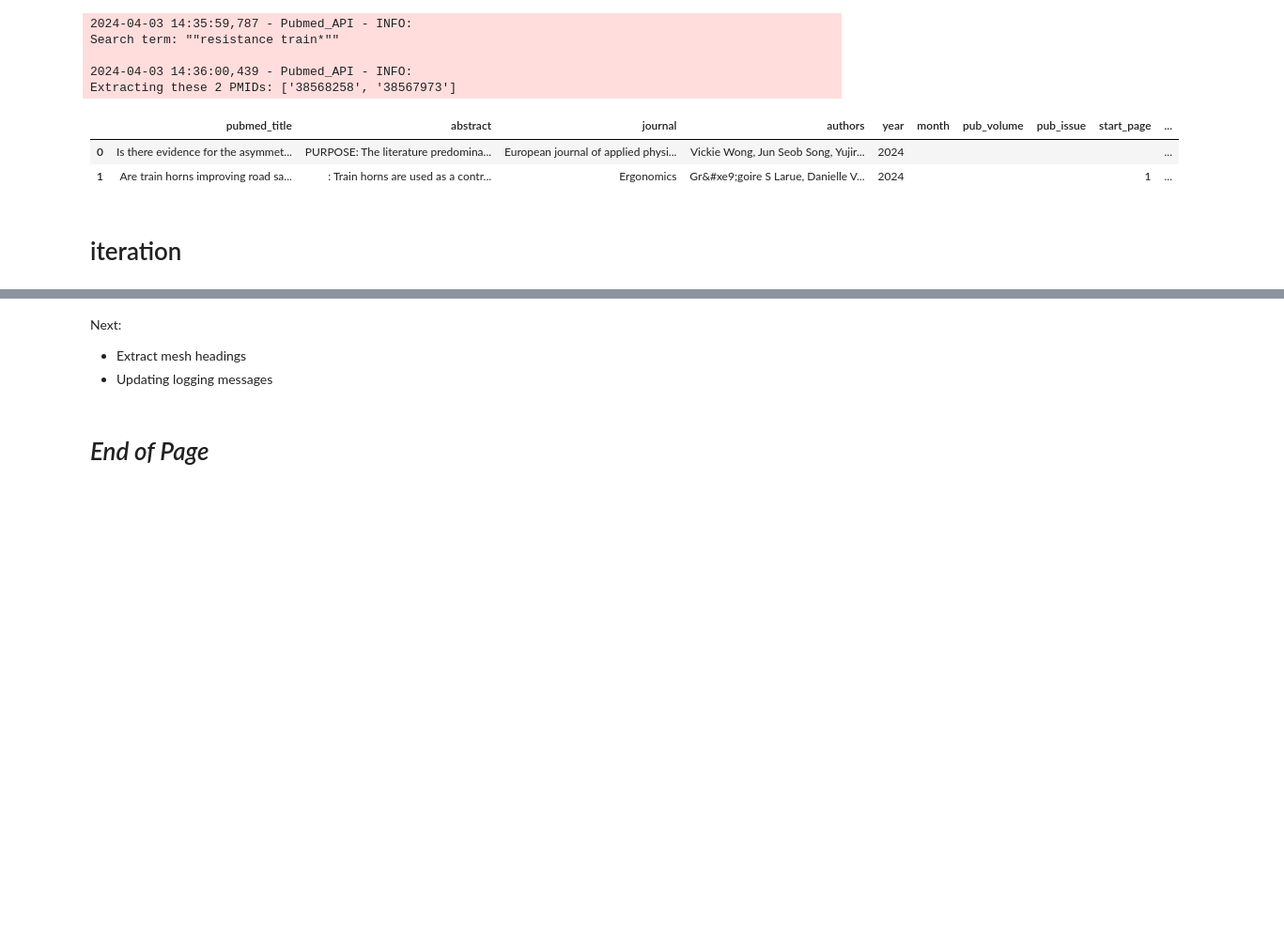
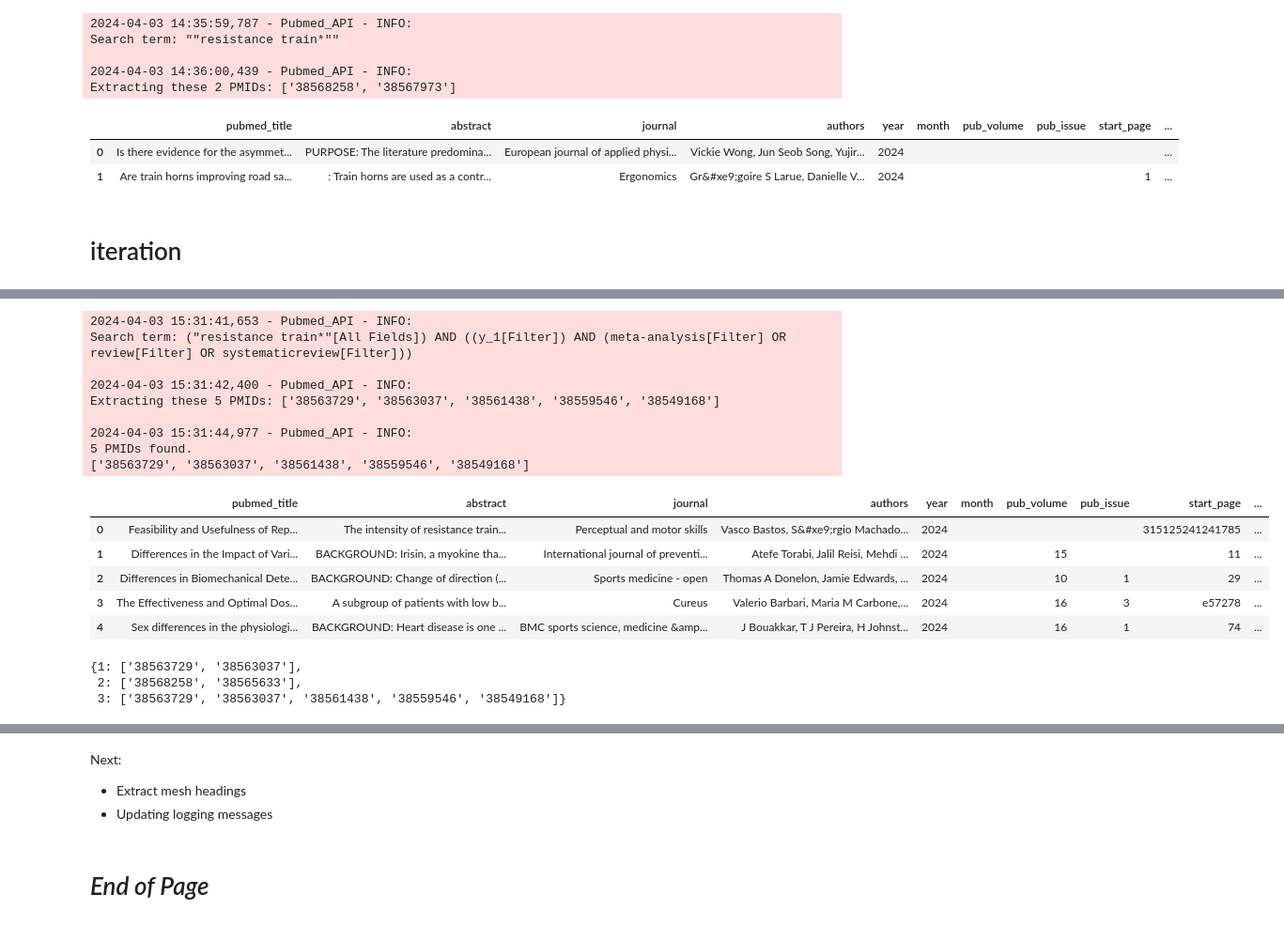
Before and after one commit to silvhua/pubmed-search, a Jupyter notebook: notebooks/2024-04-03 pubmed api.ipynb, the cells around one changed output, grey strips where cells are left out. Shown: that part at 94% size. Drawn from its saved outputs; the diff is of its cells as text; code cells hidden in the pictures; blank space fills up the shorter version.

Commit message:
allow for only PMIDs to be returned

```diff
--- a/notebooks/2024-04-03 pubmed api.ipynb
+++ b/notebooks/2024-04-03 pubmed api.ipynb
@@ -543,7 +549,7 @@ class Pubmed_API:
         self.record_strings_dict = {}
 
     def search_article(self, query, query_tag=None, publication=None, reldate=None, retmax=None,
-        systematic_only=False, review_only=False, verbose=False, additional_search_params=None
+        systematic_only=False, review_only=False, additional_search_params=None, ids_only=False
         ):
         base_url = f'https://eutils.ncbi.nlm.nih.gov/entrez/eutils/esearch.fcgi'
         if self.api_key:
@@ -576,11 +582,16 @@ class Pubmed_API:
         try:
             response = requests.get(base_url, params=params)
             response_dict = response.json()
+            id_list = response_dict['esearchresult']['idlist']
+            self.PMIDs_dict[self.iteration] = id_list
             self.responses_dict[self.iteration] = response_dict
-            result_dict = self.get_article_data_by_title()
-            self.results_dict[self.iteration] = result_dict
-            self.iteration += 1
-            results = pd.DataFrame(result_dict).transpose()
+            if ids_only==False:
+                result_dict = self.get_article_data_by_title()
+                self.results_dict[self.iteration] = result_dict
+                self.iteration += 1
+                results = pd.DataFrame(result_dict).transpose()
+            else:
+                results = id_list
         except Exception as error:
             error_messages = []
             exc_type, exc_obj, tb = sys.exc_info()
@@ -596,7 +607,7 @@ class Pubmed_API:
     def get_article_data_by_title(self):
         try:
             result_dict = {}
-            record_strings_list = self.batch_retrieve_citation(self.responses_dict[self.iteration])
+            record_strings_list = self.batch_retrieve_citation()
             self.record_strings_dict[self.iteration] = record_strings_list
             for index, record_string in enumerate(record_strings_list):
                 result_dict[index] = self.extract_pubmed_details(record_string)
@@ -617,8 +628,7 @@ class Pubmed_API:
         result_list = []
         messages = []
         try:
-            id_list = response_dict['esearchresult']['idlist']
-            self.PMIDs_dict[self.iteration] = id_list
+            id_list = self.PMIDs_dict.get(self.iteration)
             if id_list:
                 self.logger.info(f'Extracting these {len(id_list)} PMIDs: {id_list}')
                 for index, id in enumerate(id_list):
@@ -644,7 +654,6 @@ class Pubmed_API:
             'db': 'pubmed',
             'id': article_id
         }
-
         response = requests.get(base_url, params=params)
         return response.content
 
@@ -709,7 +718,6 @@ class Pubmed_API:
         # Extract MeshHeadingList
         MeshHeadingList = re.search(r'<MeshHeadingList>(.*?)</MeshHeadingList>', record_string)
         MeshHeadingList = MeshHeadingList.group(1) if MeshHeadingList else ''
-
         return {
             'pubmed_title': article_title,
             'abstract': abstract,
@@ -726,7 +734,8 @@ class Pubmed_API:
             'mesh_headings': MeshHeadingList
         }
 
-iteration = 2.1
+iteration = 2.2
 query = '("resistance train*"[All Fields]) AND ((y_10[Filter]) AND (meta-analysis[Filter] OR review[Filter] OR systematicreview[Filter]))'
 result_dict[iteration] = Pubmed_API()
-result_dict[iteration].search_article(query, retmax=2)
+ids_list = result_dict[iteration].search_article(query, retmax=2, ids_only=True)
+ids_list
@@ -732,0 +1255,6 @@ result_dict[iteration].search_article(query, retmax=2)
+# %%
+iteration = 2.41
+query = '("resistance train*"[All Fields]) AND ((y_10[Filter]) AND (meta-analysis[Filter] OR review[Filter] OR systematicreview[Filter]))'
+result_dict[iteration] = Pubmed_API()
+result_dict[iteration + 0.001] = result_dict[iteration].search_article(query, retmax=2, ids_only=False)
+result_dict[iteration + 0.001]
@@ -732,0 +1276,5 @@ result_dict[iteration].search_article(query, retmax=2)
+# %%
+iteration = 2.42
+query = '("resistance train*"[All Fields]) AND ((y_10[Filter]) AND (meta-analysis[Filter] OR review[Filter] OR systematicreview[Filter]))'
+result_dict[iteration] = Pubmed_API()
+result_dict[iteration].search_article(query, retmax=2, ids_only=False)
@@ -732,0 +1314,25 @@ result_dict[iteration].search_article(query, retmax=2)
+# %%
+query = '("resistance train*"[All Fields]) AND ((y_1[Filter]) AND (meta-analysis[Filter] OR review[Filter] OR systematicreview[Filter]))'
+result_dict[iteration].search_article(query, ids_only=False)
+# %% [output]
+2024-04-03 15:31:41,653 - Pubmed_API - INFO:
+Search term: ("resistance train*"[All Fields]) AND ((y_1[Filter]) AND (meta-analysis[Filter] OR review[Filter] OR systematicreview[Filter]))
+
+2024-04-03 15:31:42,400 - Pubmed_API - INFO:
+Extracting these 5 PMIDs: ['38563729', '38563037', '38561438', '38559546', '38549168']
+
+2024-04-03 15:31:44,977 - Pubmed_API - INFO:
+5 PMIDs found.
+['38563729', '38563037', '38561438', '38559546', '38549168']
+|  | pubmed_title | abstract | journal | authors | year | month | pub_volume | pub_issue | start_page | ... |
+| 0 | Feasibility and Usefulness of Rep... | The intensity of resistance train... | Perceptual and motor skills | Vasco Bastos, S&#xe9;rgio Machado... | 2024 |  |  |  | 315125241241785 | ... |
+| 1 | Differences in the Impact of Vari... | BACKGROUND: Irisin, a myokine tha... | International journal of preventi... | Atefe Torabi, Jalil Reisi, Mehdi ... | 2024 |  | 15 |  | 11 | ... |
+| 2 | Differences in Biomechanical Dete... | BACKGROUND: Change of direction (... | Sports medicine - open | Thomas A Donelon, Jamie Edwards, ... | 2024 |  | 10 | 1 | 29 | ... |
+| 3 | The Effectiveness and Optimal Dos... | A subgroup of patients with low b... | Cureus | Valerio Barbari, Maria M Carbone,... | 2024 |  | 16 | 3 | e57278 | ... |
+| 4 | Sex differences in the physiologi... | BACKGROUND: Heart disease is one ... | BMC sports science, medicine &amp... | J Bouakkar, T J Pereira, H Johnst... | 2024 |  | 16 | 1 | 74 | ... |
+# %%
+result_dict[iteration].PMIDs_dict
+# %% [output]
+{1: ['38563729', '38563037'],
+ 2: ['38568258', '38565633'],
+ 3: ['38563729', '38563037', '38561438', '38559546', '38549168']}
```
Also changed, not shown: parts of 15 cells of this notebook, 1 other file.
